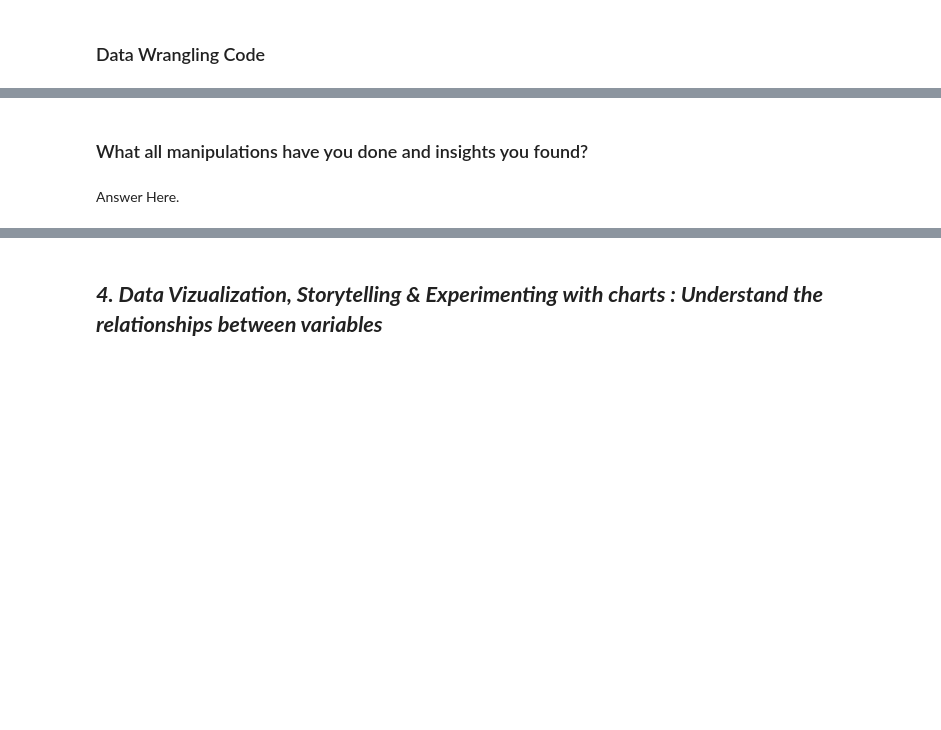
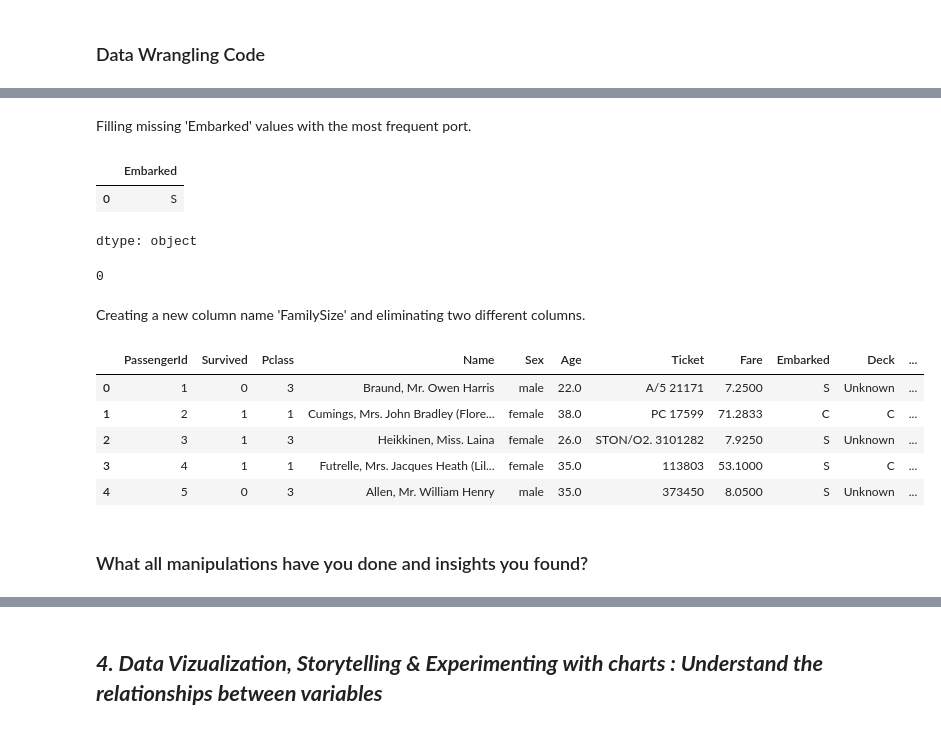
Before and after one commit to AkshitaKaushik/titanic-data-analysis, a Jupyter notebook: Capstone_EDA_Project.ipynb, the cells around one changed output, grey strips where cells are left out. Cells and saved outputs as stored; diff of their text form; code cells hidden in the pictures; blank space fills up the shorter version.

```diff
--- a/Capstone_EDA_Project.ipynb
+++ b/Capstone_EDA_Project.ipynb
@@ -216,0 +243,4 @@ dtype: int64
+# %%
+# Creating a new column named 'Deck'
+df['Deck']=df['Cabin'].str[0]
+df.head()
@@ -217,4 +287,28 @@ dtype: int64
+# %% [markdown]
+Filling missing 'Embarked' values with the most frequent port.
+# %%
+df['Embarked'].mode()
+# %% [output]
+|  | Embarked |
+| 0 | S |
+dtype: object
+# %%
+df['Embarked']=df['Embarked'].fillna(df['Embarked'].mode()[0])
+print(df['Embarked'].isnull().sum())
+# %% [output]
+0
+# %% [markdown]
+Creating a new column name 'FamilySize' and eliminating two different columns.
+# %%
+df['FamilySize'] = df['SibSp'] + df['Parch'] + 1
+df.drop(columns=['SibSp','Parch'], inplace=True)
+df.head()
+# %% [output]
+|  | PassengerId | Survived | Pclass | Name | Sex | Age | Ticket | Fare | Embarked | Deck | ... |
+| 0 | 1 | 0 | 3 | Braund, Mr. Owen Harris | male | 22.0 | A/5 21171 | 7.2500 | S | Unknown | ... |
+| 1 | 2 | 1 | 1 | Cumings, Mrs. John Bradley (Flore... | female | 38.0 | PC 17599 | 71.2833 | C | C | ... |
+| 2 | 3 | 1 | 3 | Heikkinen, Miss. Laina | female | 26.0 | STON/O2. 3101282 | 7.9250 | S | Unknown | ... |
+| 3 | 4 | 1 | 1 | Futrelle, Mrs. Jacques Heath (Lil... | female | 35.0 | 113803 | 53.1000 | S | C | ... |
+| 4 | 5 | 0 | 3 | Allen, Mr. William Henry | male | 35.0 | 373450 | 8.0500 | S | Unknown | ... |
 # %% [markdown]
 ### What all manipulations have you done and insights you found?
-# %% [markdown]
-Answer Here.
```
Also changed, not shown: parts of 15 cells of this notebook.
